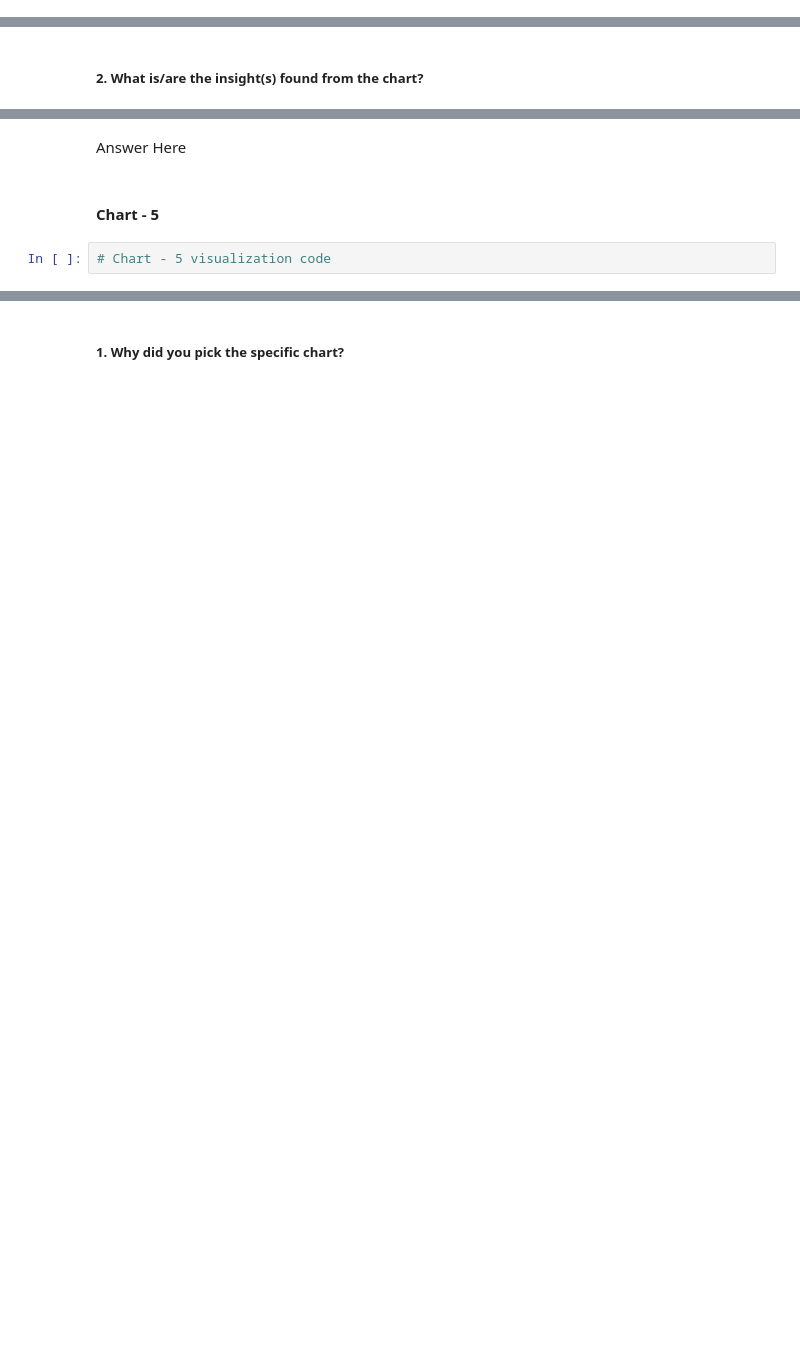
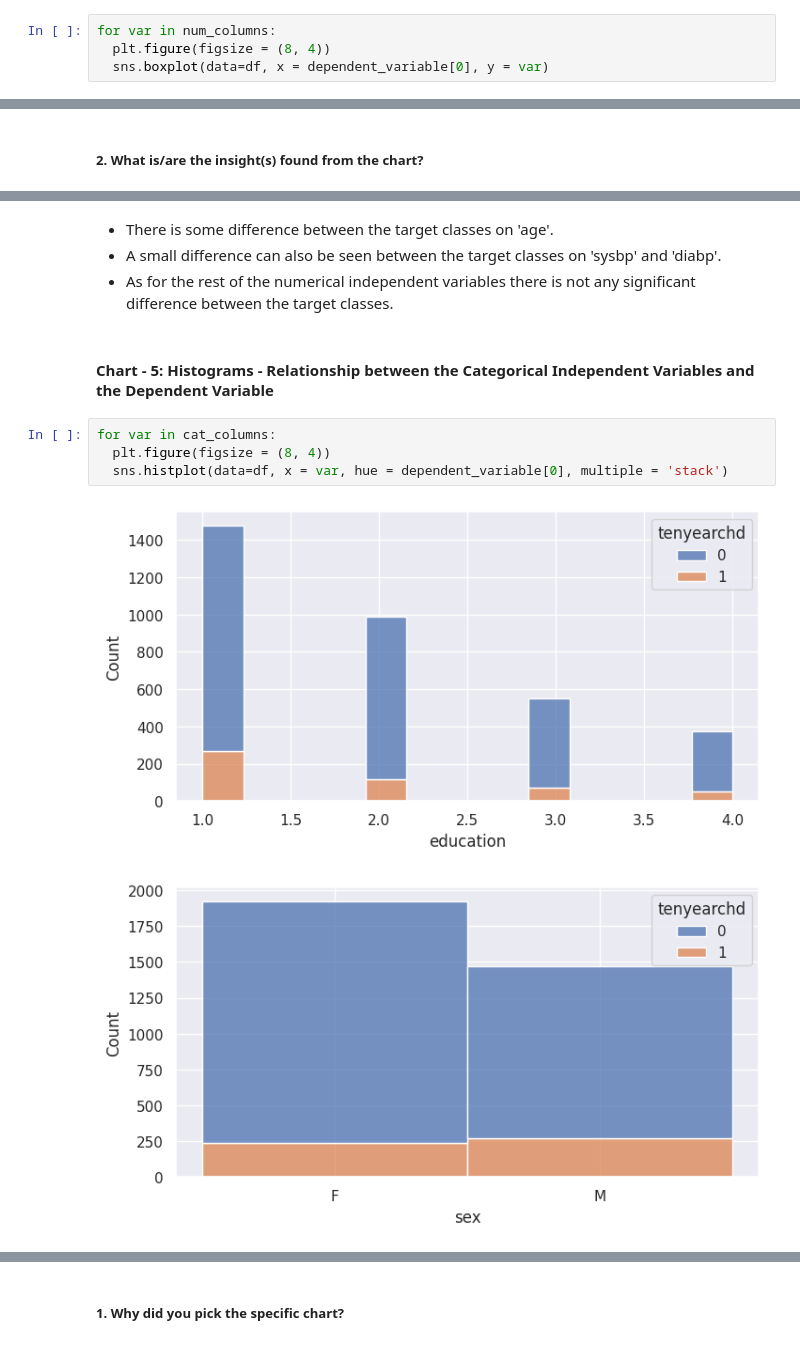
Before and after one commit to dipankarsahu1000/Cardiovascular-Risk-Prediction, a Jupyter notebook: Cardiovascular_Risk_Prediction.ipynb, the cells around one changed output, grey strips where cells are left out. Cells and saved outputs as stored; diff of their text form; blank space fills up the shorter version.

```diff
--- a/Cardiovascular_Risk_Prediction.ipynb
+++ b/Cardiovascular_Risk_Prediction.ipynb
@@ -527,0 +578,4 @@ Answer Here
+# %%
+for var in num_columns:
+  plt.figure(figsize = (8, 4))
+  sns.boxplot(data=df, x = dependent_variable[0], y = var)
@@ -539,6 +597,13 @@ Are there any insights that lead to negative growth? Justify with specific reaso
-# %% [markdown]
-Answer Here
-# %% [markdown]
-#### Chart - 5
-# %%
-# Chart - 5 visualization code
+# %% [markdown]
+* There is some difference between the target classes on 'age'.
+* A small difference can also be seen between the target classes on 'sysbp' and 'diabp'.
+* As for the rest of the numerical independent variables there is not any significant difference between the target classes.
+# %% [markdown]
+#### Chart - 5:  Histograms - Relationship between the Categorical Independent Variables and the Dependent Variable
+# %%
+for var in cat_columns:
+  plt.figure(figsize = (8, 4))
+  sns.histplot(data=df, x = var, hue = dependent_variable[0], multiple = 'stack')
+# %% [output]
+[figure, added]
+[figure, added]
```
Also changed, not shown: parts of 121 cells of this notebook.
